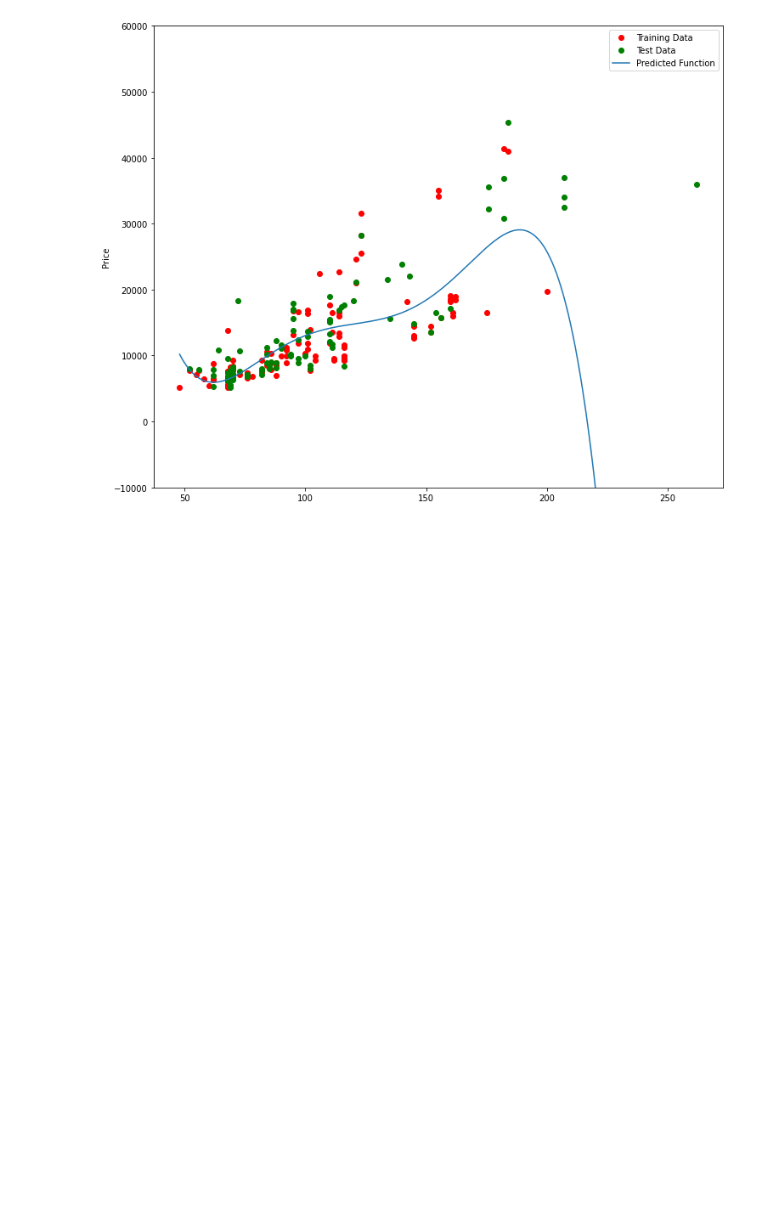
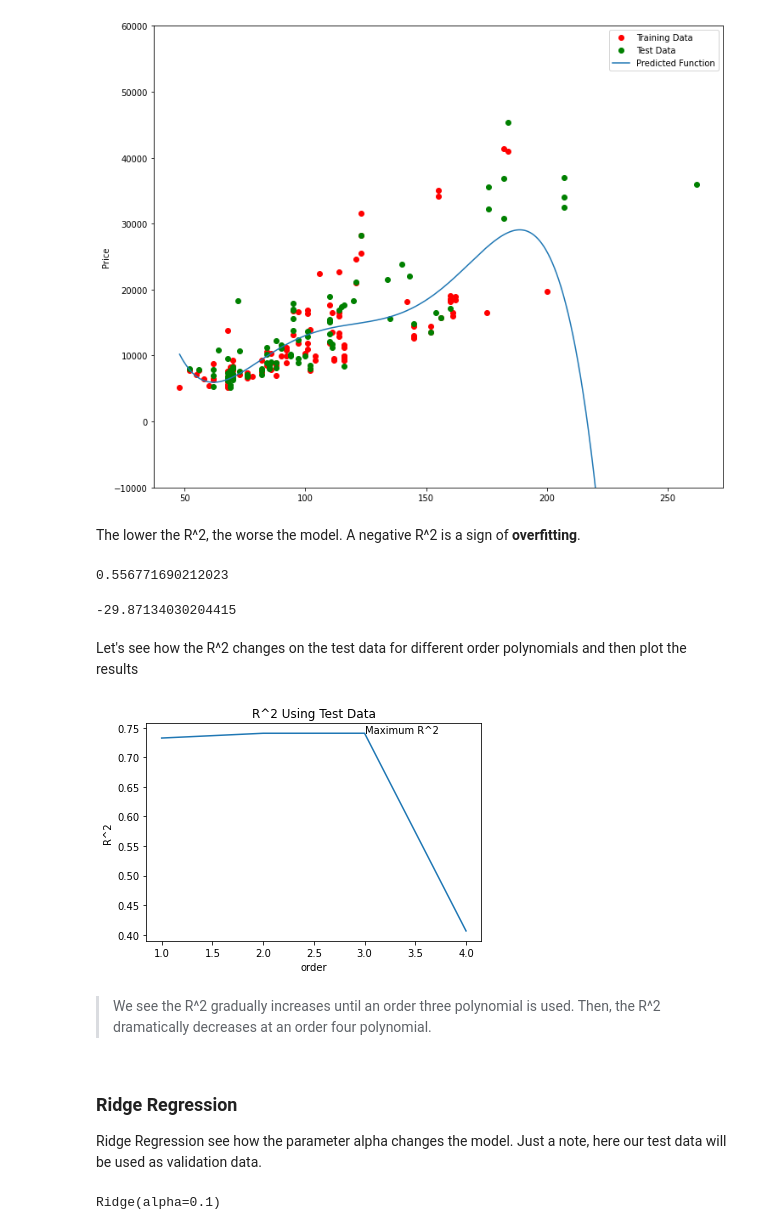
Before and after one commit to FernandoCallasaca/car_price_prediction_python_ml, a Jupyter notebook: 4. Model Evaluation and Refinement.ipynb, the cells around one changed output. Cells and saved outputs as stored; diff of their text form; code cells hidden in the pictures; blank space fills up the shorter version.

```diff
--- a/4. Model Evaluation and Refinement.ipynb
+++ b/4. Model Evaluation and Refinement.ipynb
@@ -373,3 +379,51 @@ Predicted test data: [ 6728.65561887  7307.98782321 12213.78770965 18893.2480401
 PollyPlot(x_train[['horsepower']], x_test[['horsepower']], y_train, y_test, poly, pr)
 # %% [output]
 [figure]
+# %% [markdown]
+The lower the R^2, the worse the model. A negative R^2 is a sign of **overfitting**.
+# %%
+# now r^2 of the training data
+poly.score(x_train_pr, y_train)
+# %% [output]
+0.556771690212023
+# %%
+# r^2 of the test data
+poly.score(x_test_pr, y_test)
+# %% [output]
+-29.87134030204415
+# %% [markdown]
+Let's see how the R^2 changes on the test data for different order polynomials and then plot the results
+# %%
+# to save or r^2
+Rsqu_test = []
+
+# craete an array of orders
+order = [1, 2, 3, 4]
+
+for n in order:
+    pr = PolynomialFeatures(degree=n)
+    x_train_pr = pr.fit_transform(x_train[['horsepower']])
+    x_test_pr = pr.fit_transform(x_test[['horsepower']])
+
+    lr = LinearRegression()
+    lr.fit(x_train_pr, y_train)
+
+    r_score = lr.score(x_test_pr, y_test)
+    Rsqu_test.append(r_score)
+
+# now plot our result
+plt.plot(order, Rsqu_test)
+
+plt.xlabel('order')
+plt.ylabel('R^2')
+plt.title('R^2 Using Test Data')
+plt.text(3, 0.74, 'Maximum R^2 ')
+plt.show()
+# %% [output]
+[figure, added]
+# %% [markdown]
+> We see the R^2 gradually increases until an order three polynomial is used. Then, the R^2 dramatically decreases at an order four polynomial.
+# %% [markdown]
+### Ridge Regression
+
+Ridge Regression see how the parameter alpha changes the model. Just a note, here our test data will be used as validation data.
@@ -375,0 +437,6 @@ PollyPlot(x_train[['horsepower']], x_test[['horsepower']], y_train, y_test, poly
+# %%
+# create a Ridge regression object setting our regularization parameter alpha = 0.1
+RidgeModel = Ridge(alpha=0.1)
+RidgeModel
+# %% [output]
+Ridge(alpha=0.1)
```
Also changed, not shown: parts of 14 cells of this notebook.
